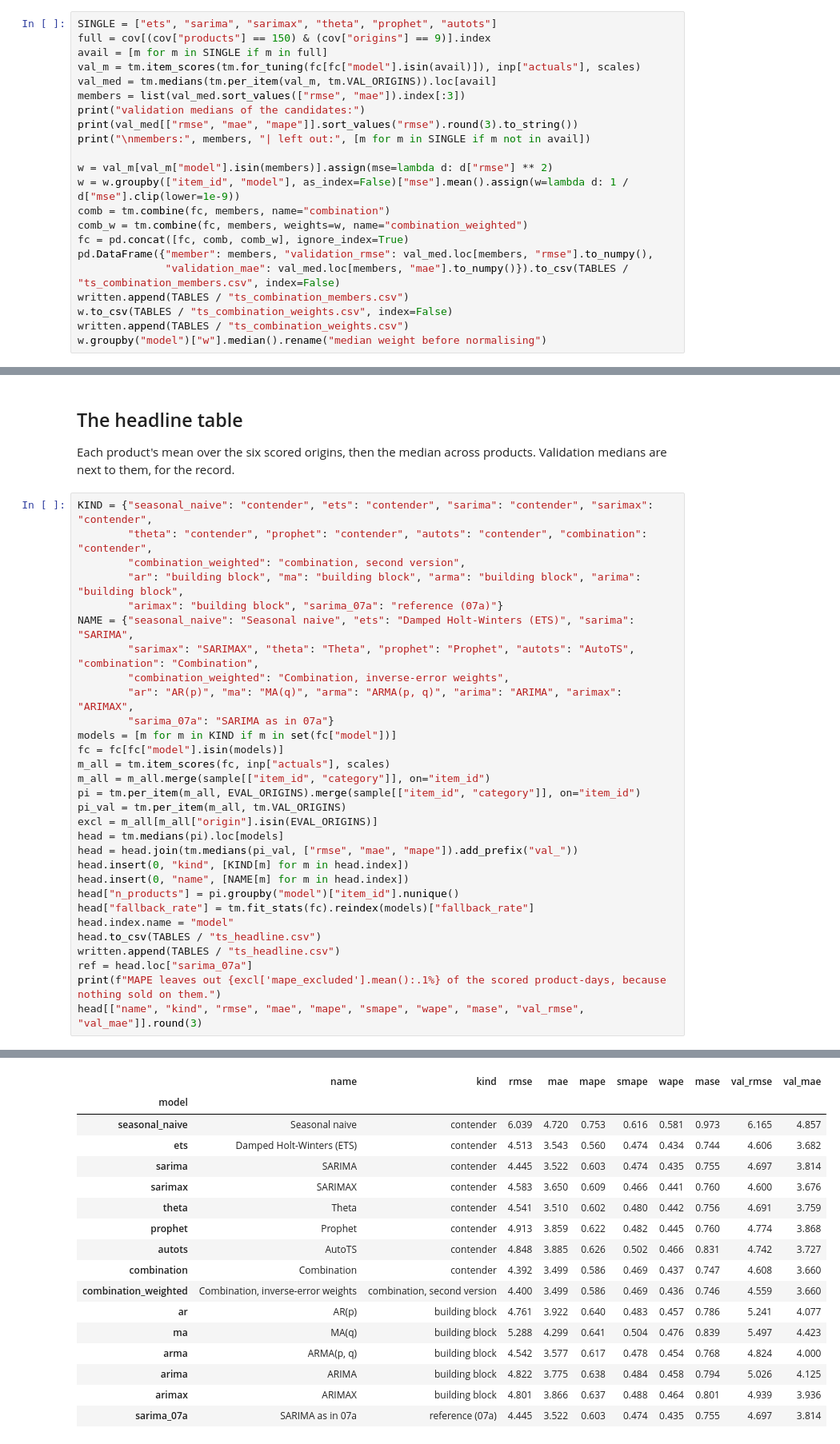
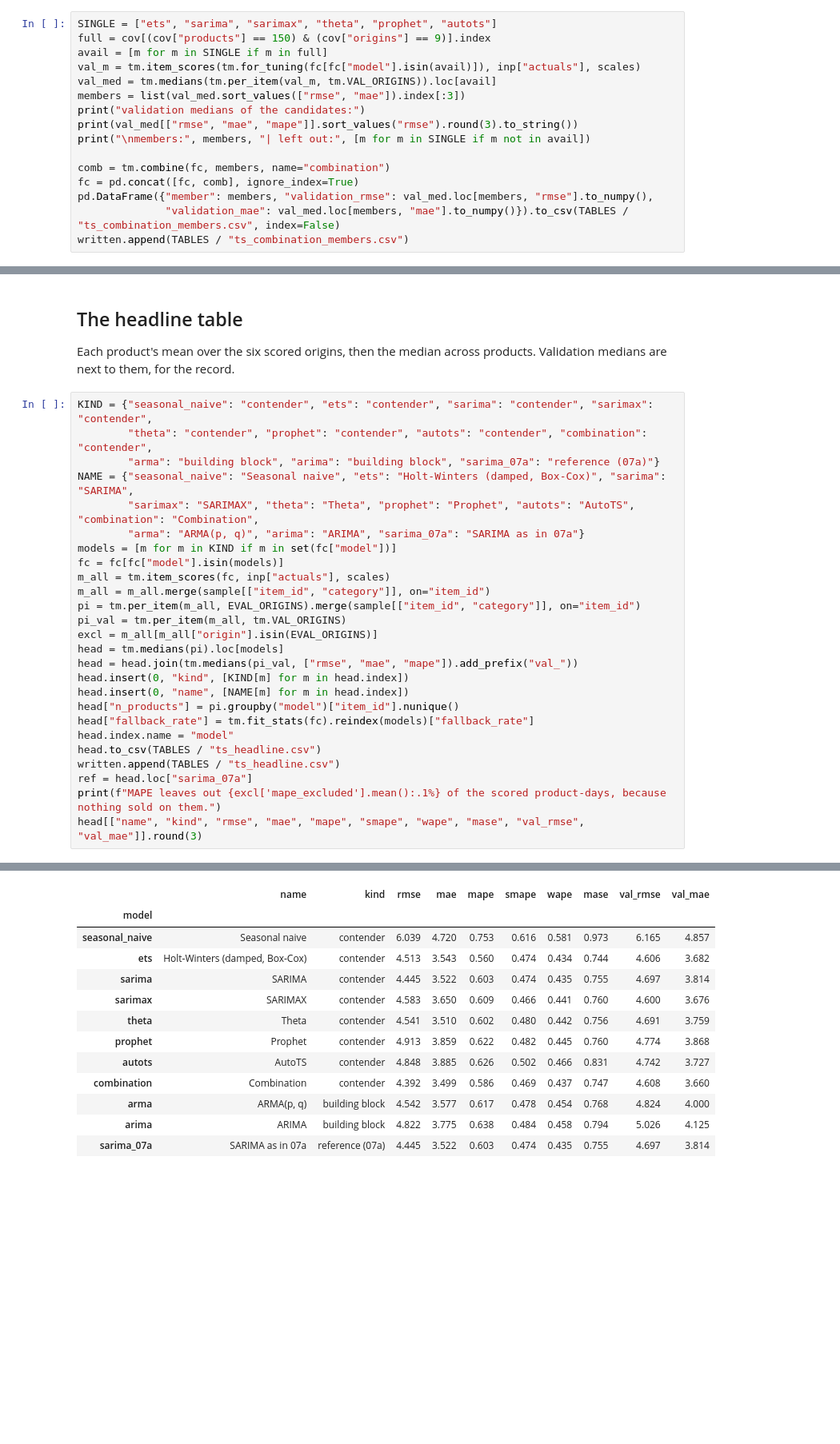
Before and after one commit to anushka-saini/sku-demand-forecasting, a Jupyter notebook: notebooks/07h_time_series_comparison.ipynb, the cells around one changed output, grey strips where cells are left out. Shown at 80% size. Drawn from its saved outputs; the diff is of its cells as text; blank space fills up the shorter version.

```diff
--- a/notebooks/07h_time_series_comparison.ipynb
+++ b/notebooks/07h_time_series_comparison.ipynb
@@ -109,17 +107,11 @@ print("validation medians of the candidates:")
 print(val_med[["rmse", "mae", "mape"]].sort_values("rmse").round(3).to_string())
 print("\nmembers:", members, "| left out:", [m for m in SINGLE if m not in avail])
 
-w = val_m[val_m["model"].isin(members)].assign(mse=lambda d: d["rmse"] ** 2)
-w = w.groupby(["item_id", "model"], as_index=False)["mse"].mean().assign(w=lambda d: 1 / d["mse"].clip(lower=1e-9))
 comb = tm.combine(fc, members, name="combination")
-comb_w = tm.combine(fc, members, weights=w, name="combination_weighted")
-fc = pd.concat([fc, comb, comb_w], ignore_index=True)
+fc = pd.concat([fc, comb], ignore_index=True)
 pd.DataFrame({"member": members, "validation_rmse": val_med.loc[members, "rmse"].to_numpy(),
               "validation_mae": val_med.loc[members, "mae"].to_numpy()}).to_csv(TABLES / "ts_combination_members.csv", index=False)
 written.append(TABLES / "ts_combination_members.csv")
-w.to_csv(TABLES / "ts_combination_weights.csv", index=False)
-written.append(TABLES / "ts_combination_weights.csv")
-w.groupby("model")["w"].median().rename("median weight before normalising")
 # %% [output]
 validation medians of the candidates:
           rmse    mae   mape
@@ -145,51 +132,43 @@ them, for the record.
 # %%
 KIND = {"seasonal_naive": "contender", "ets": "contender", "sarima": "contender", "sarimax": "contender",
         "theta": "contender", "prophet": "contender", "autots": "contender", "combination": "contender",
-        "combination_weighted": "combination, second version",
-        "ar": "building block", "ma": "building block", "arma": "building block", "arima": "building block",
-        "arimax": "building block", "sarima_07a": "reference (07a)"}
-NAME = {"seasonal_naive": "Seasonal naive", "ets": "Damped Holt-Winters (ETS)", "sarima": "SARIMA",
+        "arma": "building block", "arima": "building block", "sarima_07a": "reference (07a)"}
+NAME = {"seasonal_naive": "Seasonal naive", "ets": "Holt-Winters (damped, Box-Cox)", "sarima": "SARIMA",
         "sarimax": "SARIMAX", "theta": "Theta", "prophet": "Prophet", "autots": "AutoTS", "combination": "Combination",
-        "combination_weighted": "Combination, inverse-error weights",
-        "ar": "AR(p)", "ma": "MA(q)", "arma": "ARMA(p, q)", "arima": "ARIMA", "arimax": "ARIMAX",
-        "sarima_07a": "SARIMA as in 07a"}
+        "arma": "ARMA(p, q)", "arima": "ARIMA", "sarima_07a": "SARIMA as in 07a"}
 models = [m for m in KIND if m in set(fc["model"])]
 fc = fc[fc["model"].isin(models)]
 m_all = tm.item_scores(fc, inp["actuals"], scales)
 m_all = m_all.merge(sample[["item_id", "category"]], on="item_id")
 pi = tm.per_item(m_all, EVAL_ORIGINS).merge(sample[["item_id", "category"]], on="item_id")
 pi_val = tm.per_item(m_all, tm.VAL_ORIGINS)
 excl = m_all[m_all["origin"].isin(EVAL_ORIGINS)]
 head = tm.medians(pi).loc[models]
 head = head.join(tm.medians(pi_val, ["rmse", "mae", "mape"]).add_prefix("val_"))
 head.insert(0, "kind", [KIND[m] for m in head.index])
 head.insert(0, "name", [NAME[m] for m in head.index])
 head["n_products"] = pi.groupby("model")["item_id"].nunique()
 head["fallback_rate"] = tm.fit_stats(fc).reindex(models)["fallback_rate"]
 head.index.name = "model"
 head.to_csv(TABLES / "ts_headline.csv")
 written.append(TABLES / "ts_headline.csv")
 ref = head.loc["sarima_07a"]
 print(f"MAPE leaves out {excl['mape_excluded'].mean():.1%} of the scored product-days, because nothing sold on them.")
 head[["name", "kind", "rmse", "mae", "mape", "smape", "wape", "mase", "val_rmse", "val_mae"]].round(3)
 # %% [output]
 MAPE leaves out 5.4% of the scored product-days, because nothing sold on them.
 |  | name | kind | rmse | mae | mape | smape | wape | mase | val_rmse | val_mae |
 | model |  |  |  |  |  |  |  |  |  |  |
 | seasonal_naive | Seasonal naive | contender | 6.039 | 4.720 | 0.753 | 0.616 | 0.581 | 0.973 | 6.165 | 4.857 |
-| ets | Damped Holt-Winters (ETS) | contender | 4.513 | 3.543 | 0.560 | 0.474 | 0.434 | 0.744 | 4.606 | 3.682 |
+| ets | Holt-Winters (damped, Box-Cox) | contender | 4.513 | 3.543 | 0.560 | 0.474 | 0.434 | 0.744 | 4.606 | 3.682 |
 | sarima | SARIMA | contender | 4.445 | 3.522 | 0.603 | 0.474 | 0.435 | 0.755 | 4.697 | 3.814 |
 | sarimax | SARIMAX | contender | 4.583 | 3.650 | 0.609 | 0.466 | 0.441 | 0.760 | 4.600 | 3.676 |
 | theta | Theta | contender | 4.541 | 3.510 | 0.602 | 0.480 | 0.442 | 0.756 | 4.691 | 3.759 |
 | prophet | Prophet | contender | 4.913 | 3.859 | 0.622 | 0.482 | 0.445 | 0.760 | 4.774 | 3.868 |
 | autots | AutoTS | contender | 4.848 | 3.885 | 0.626 | 0.502 | 0.466 | 0.831 | 4.742 | 3.727 |
 | combination | Combination | contender | 4.392 | 3.499 | 0.586 | 0.469 | 0.437 | 0.747 | 4.608 | 3.660 |
-| combination_weighted | Combination, inverse-error weights | combination, second version | 4.400 | 3.499 | 0.586 | 0.469 | 0.436 | 0.746 | 4.559 | 3.660 |
-| ar | AR(p) | building block | 4.761 | 3.922 | 0.640 | 0.483 | 0.457 | 0.786 | 5.241 | 4.077 |
-| ma | MA(q) | building block | 5.288 | 4.299 | 0.641 | 0.504 | 0.476 | 0.839 | 5.497 | 4.423 |
 | arma | ARMA(p, q) | building block | 4.542 | 3.577 | 0.617 | 0.478 | 0.454 | 0.768 | 4.824 | 4.000 |
 | arima | ARIMA | building block | 4.822 | 3.775 | 0.638 | 0.484 | 0.458 | 0.794 | 5.026 | 4.125 |
-| arimax | ARIMAX | building block | 4.801 | 3.866 | 0.637 | 0.488 | 0.464 | 0.801 | 4.939 | 3.936 |
 | sarima_07a | SARIMA as in 07a | reference (07a) | 4.445 | 3.522 | 0.603 | 0.474 | 0.435 | 0.755 | 4.697 | 3.814 |
 # %%
 by_cat = pi.groupby(["category", "model"])[METRICS].median().reset_index()
```
Also changed, not shown: parts of 15 cells of this notebook, 2 other files.
